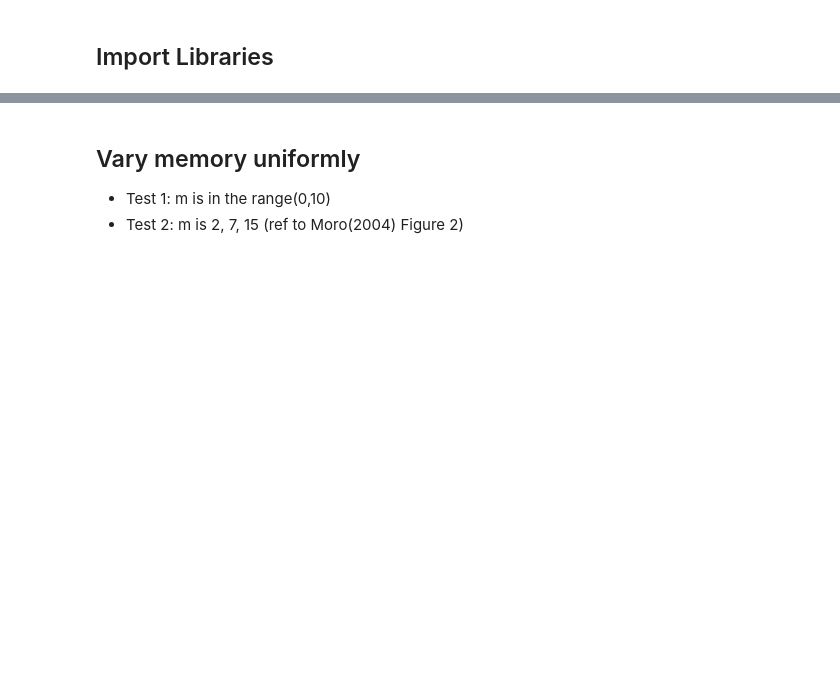
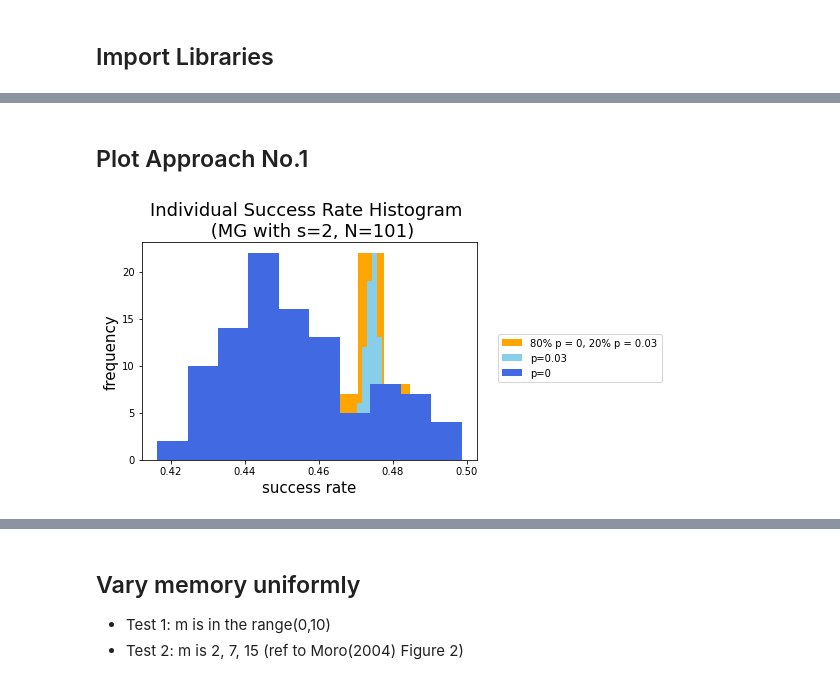
Before and after one commit to dvdblk/abm-project, a Jupyter notebook: notebooks/src_mg.ipynb, the cells around one changed output, grey strips where cells are left out. Cells and saved outputs as stored; diff of their text form; code cells hidden in the pictures; blank space fills up the shorter version.

```diff
--- a/notebooks/src_mg.ipynb
+++ b/notebooks/src_mg.ipynb
@@ -81,0 +133,49 @@ plt.show()
+# %%
+game01 = MinorityGame(
+    n_agents=n_agents,
+    factory_dict={
+        0.8: AgentFactory(
+            Agent,
+            agent_kwargs=dict(
+                strategy_clss=[DefaultStrategy,DefaultStrategy]
+            ),
+            memory_generator=UniformMemoryGenerator(m0)
+        ),
+        0.2: AgentFactory(
+            StrategyUpdatingAgent,
+            agent_kwargs=dict(
+                strategy_clss=[DefaultStrategy,DefaultStrategy],
+                strategy_update_rate=0.03,
+                strategy_update_fraction=0.3
+            ),
+            memory_generator=UniformMemoryGenerator(m0)
+        ),
+    }
+)
+times01, attendances01, mean_A_t01, vol_A_t01 = game01.simulate_game(max_steps=num_run)
+success_rate01=game01.total_success_rate()
+# %% [markdown]
+## Plot Approach No.1
+# %%
+# compute individual success rate list
+int_agent_success01=[game01.agents[i].success_rate() for i in range(n_agents-1)]
+int_agent_success02=[game02.agents[i].success_rate() for i in range(n_agents-1)]
+
+# plot histogram
+counts01, bins01 = np.histogram(int_agent_success01)
+plt.hist(bins01[:-1], bins01, weights=counts01,color='orange')
+
+counts02, bins02 = np.histogram(int_agent_success02)
+plt.hist(bins02[:-1], bins02, weights=counts02,color='skyblue')
+
+counts0, bins0 = np.histogram(int_agent_success)
+plt.hist(bins0[:-1], bins0, weights=counts0,color='royalblue')
+
+labels=("80% p = 0, 20% p = 0.03","p=0.03", "p=0")
+plt.xlabel('success rate',fontsize=15)
+plt.ylabel('frequency',fontsize=15)
+plt.title('Individual Success Rate Histogram \n (MG with s=%s, N=%s)'%(s, n_agents), fontsize=18)
+plt.legend(labels, bbox_to_anchor = (1.05, 0.6))
+plt.show()
+# %% [output]
+[figure, added]
```
Also changed, not shown: parts of 24 cells of this notebook, 2 other files.
